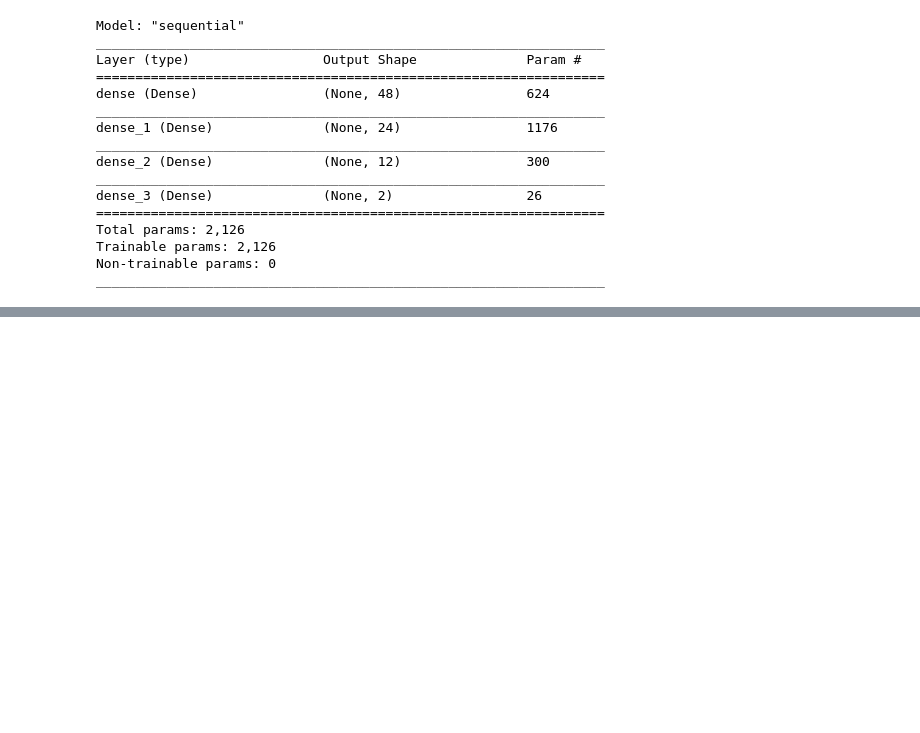
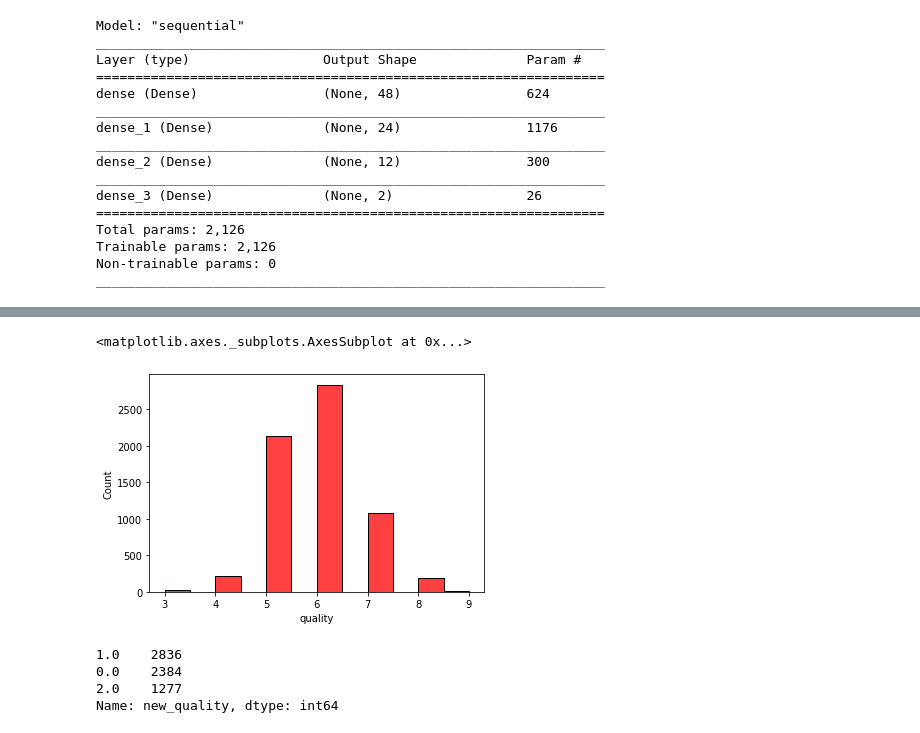
Before and after one commit to IT-HONGREAT/ML, a Jupyter notebook: Dacon/dacon_wine/Dacon_와인.ipynb, the cells around one changed output, grey strips where cells are left out. Drawn from its saved outputs; the diff is of its cells as text; code cells hidden in the pictures; blank space fills up the shorter version.

```diff
--- a/Dacon/dacon_wine/Dacon_와인.ipynb
+++ b/Dacon/dacon_wine/Dacon_와인.ipynb
@@ -356,0 +488,5 @@ print(pred_Y[:20])
+# %%
+sns.histplot(wine['quality'], color = 'red', binwidth=0.5)
+# %% [output]
+<matplotlib.axes._subplots.AxesSubplot at 0x...>
+[figure, added]
@@ -356,0 +500,7 @@ print(pred_Y[:20])
+# %%
+print(wine['new_quality'].value_counts())
+# %% [output]
+1.0    2836
+0.0    2384
+2.0    1277
+Name: new_quality, dtype: int64
```
Also changed, not shown: parts of 43 cells of this notebook.
